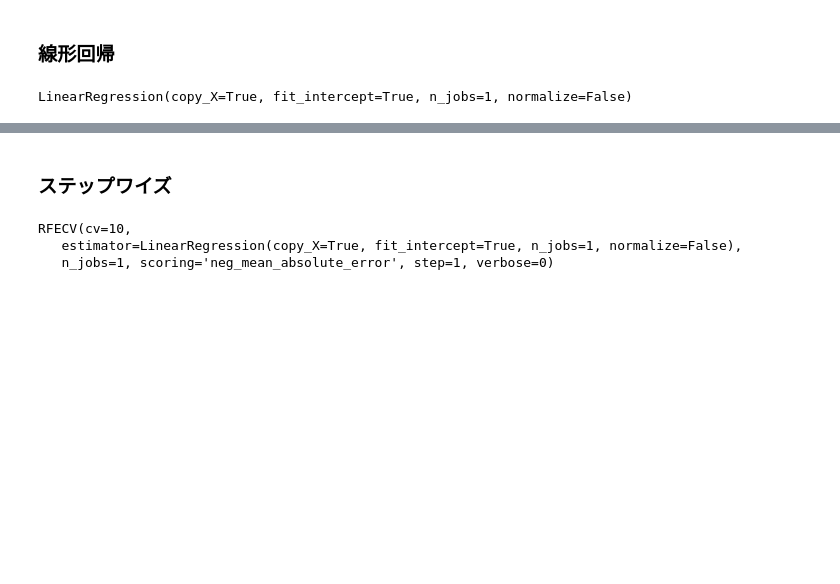
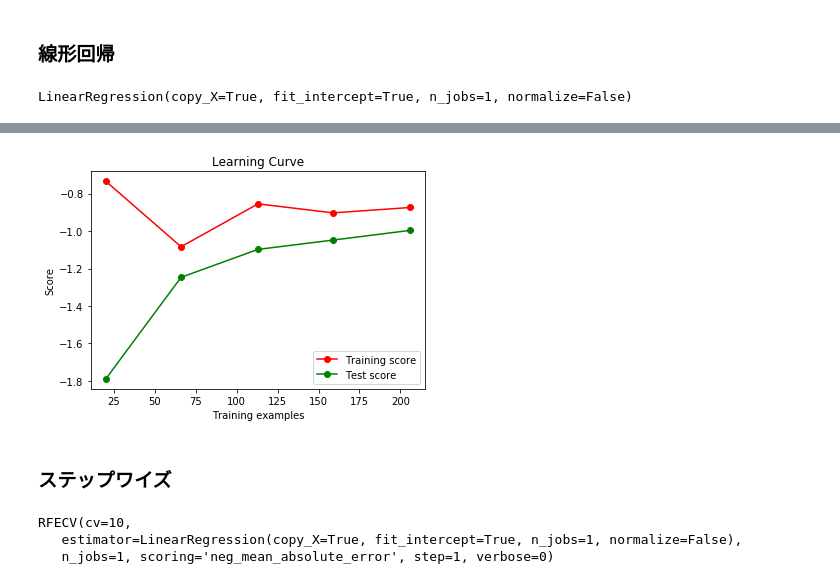
Before and after one commit to furu8/Kaggle, a Jupyter notebook: Car_Fuel_Consumption.ipynb, the cells around one changed output, grey strips where cells are left out. Cells and saved outputs as stored; diff of their text form; code cells hidden in the pictures; blank space fills up the shorter version.

```diff
--- a/Car_Fuel_Consumption.ipynb
+++ b/Car_Fuel_Consumption.ipynb
@@ -366,0 +400,17 @@ RMSE/MAE = 1.234
+# %%
+estimator = LinearRegression(fit_intercept=True)
+
+# 50から350まで50刻みで検証する
+# train_sizes = np.arange(0, 206, 20)
+
+# cvにintを渡すと k-foldの「k」を指定できる
+# ↓では3にしているので、3-fold法を使用する。
+train_sizes, train_scores, test_scores = learning_curve(
+    estimator, X_train, y_train, cv=3, scoring="neg_mean_squared_error", random_state=1234, shuffle=True
+)
+
+print("train_sizes(検証したサンプル数): {}".format(train_sizes))
+print("------------")
+print("train_scores(各サンプル数でのトレーニングスコア): \n{}".format(train_scores))
+print("------------")
+print("test_scores(各サンプル数でのバリデーションスコア): \n{}".format(test_scores))
@@ -367,3 +433,28 @@ RMSE/MAE = 1.234
+# %%
+train_scores_mean = np.mean(train_scores, axis=1)
+train_scores_std = np.std(train_scores, axis=1)
+test_scores_mean = np.mean(test_scores, axis=1)
+test_scores_std = np.std(test_scores, axis=1)
+
+plt.figure()
+plt.title("Learning Curve")
+plt.xlabel("Training examples")
+plt.ylabel("Score")
+
+# Traing score と Test score をプロット
+plt.plot(train_sizes, train_scores_mean, 'o-', color="r", label="Training score")
+plt.plot(train_sizes, test_scores_mean, 'o-', color="g", label="Test score")
+
+# 標準偏差の範囲を色付け
+# plt.fill_between(train_sizes, train_scores_mean - train_scores_std, train_scores_mean + train_scores_std, color="r", alpha=0.2)
+# plt.fill_between(train_sizes, test_scores_mean - test_scores_std, test_scores_mean + test_scores_std, color="g", alpha=0.2)
+
+# plt.ylim(0.85, 1.0)
+plt.legend(loc="best")
+
+plt.show()
+# %% [output]
+[figure, added]
 # %% [markdown]
 ### ステップワイズ
 # %%
```
Also changed, not shown: parts of 27 cells of this notebook.
